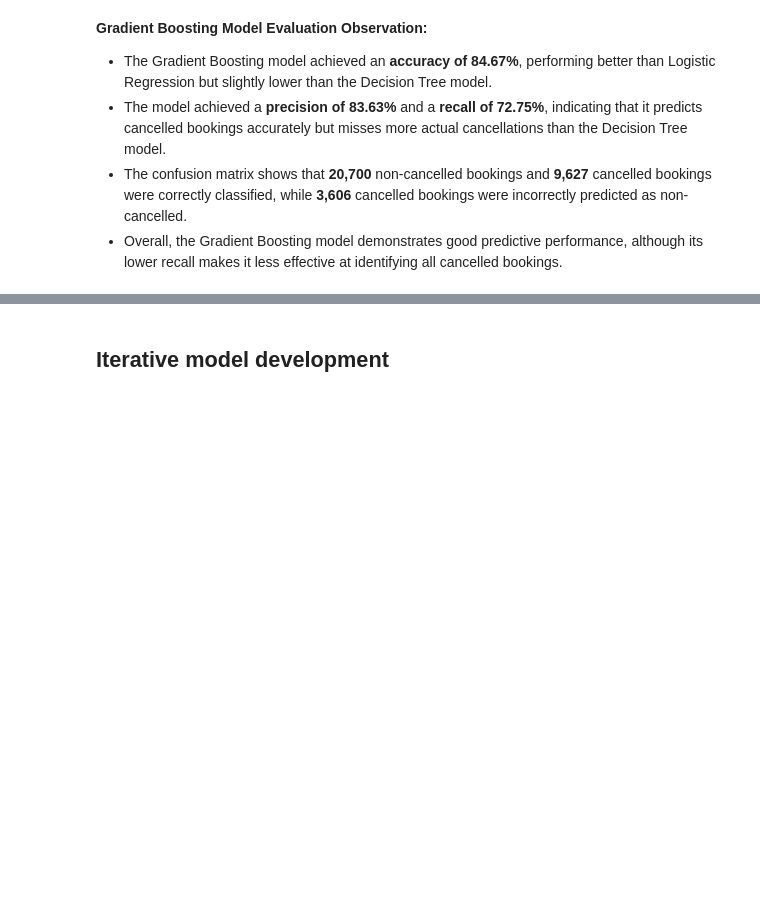
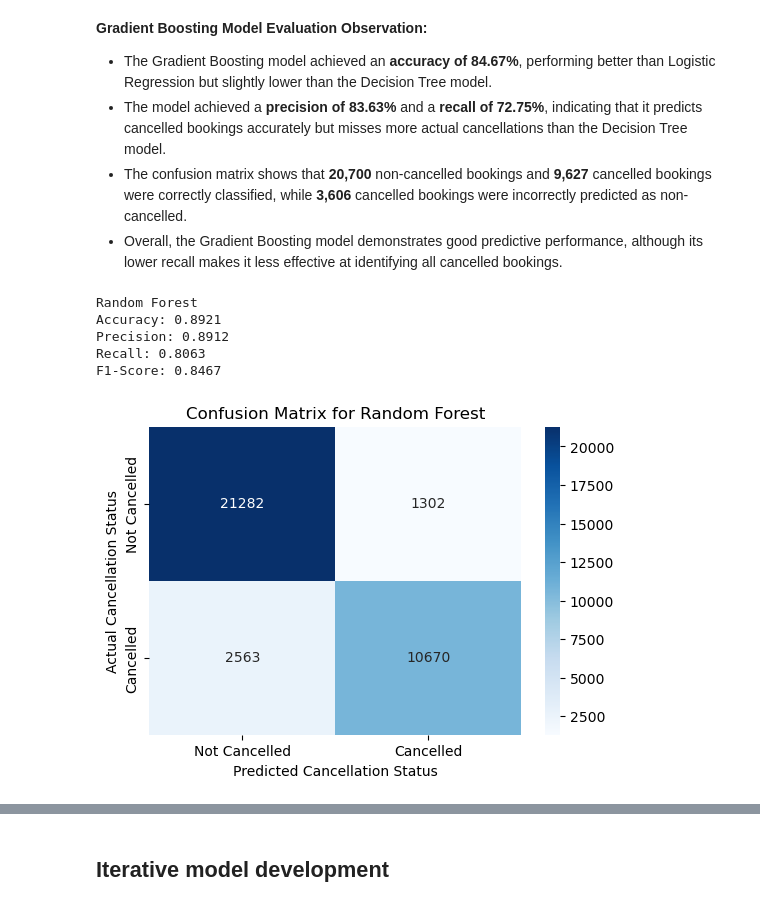
Before and after one commit to yixqinggg/mldp_hotel_booking_prediction, a Jupyter notebook: hotel_booking_cancellation_prediction.ipynb, the cells around one changed output, grey strips where cells are left out. Saved outputs shown, nothing was run; the diff lists cells and outputs as text; code cells hidden in the pictures; blank space fills up the shorter version.

Commit message:
Compare model performance and select Random Forest

```diff
--- a/hotel_booking_cancellation_prediction.ipynb
+++ b/hotel_booking_cancellation_prediction.ipynb
@@ -844,3 +844,48 @@ weighted avg       0.85      0.85      0.84     35817
 - The model achieved a **precision of 83.63%** and a **recall of 72.75%**, indicating that it predicts cancelled bookings accurately but misses more actual cancellations than the Decision Tree model.
 - The confusion matrix shows that **20,700** non-cancelled bookings and **9,627** cancelled bookings were correctly classified, while **3,606** cancelled bookings were incorrectly predicted as non-cancelled.
 - Overall, the Gradient Boosting model demonstrates good predictive performance, although its lower recall makes it less effective at identifying all cancelled bookings.
+# %%
+# generate predictions using the test dataset
+rf_pred = rf.predict(X_test)
+
+# calculate the evaluation metrics
+rf_accuracy = accuracy_score(y_test, rf_pred)
+rf_precision = precision_score(y_test, rf_pred, zero_division=0)
+rf_recall = recall_score(y_test, rf_pred, zero_division=0)
+rf_f1 = f1_score(y_test, rf_pred, zero_division=0)
+
+# display the evaluation metrics
+print("Random Forest")
+print("Accuracy:", round(rf_accuracy, 4))
+print("Precision:", round(rf_precision, 4))
+print("Recall:", round(rf_recall, 4))
+print("F1-Score:", round(rf_f1, 4))
+# %% [output]
+Random Forest
+Accuracy: 0.8921
+Precision: 0.8912
+Recall: 0.8063
+F1-Score: 0.8467
+# %%
+# create the confusion matrix
+rf_cm = confusion_matrix(y_test, rf_pred)
+
+# plot the confusion matrix
+plt.figure(figsize=(6, 4))
+
+sns.heatmap(
+    rf_cm,
+    annot=True,
+    fmt="d",
+    cmap="Blues",
+    xticklabels=["Not Cancelled", "Cancelled"],
+    yticklabels=["Not Cancelled", "Cancelled"]
+)
+
+plt.title("Confusion Matrix for Random Forest")
+plt.xlabel("Predicted Cancellation Status")
+plt.ylabel("Actual Cancellation Status")
+
+plt.show()
+# %% [output]
+[figure, added]
```
Also changed, not shown: parts of 5 cells of this notebook.
